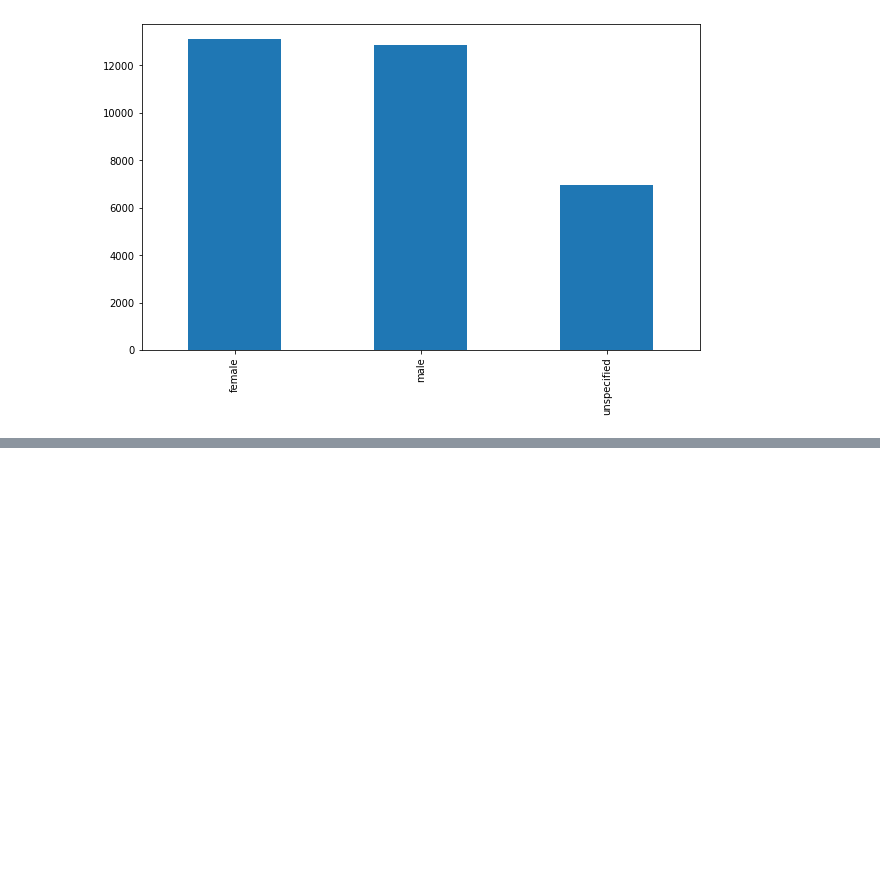
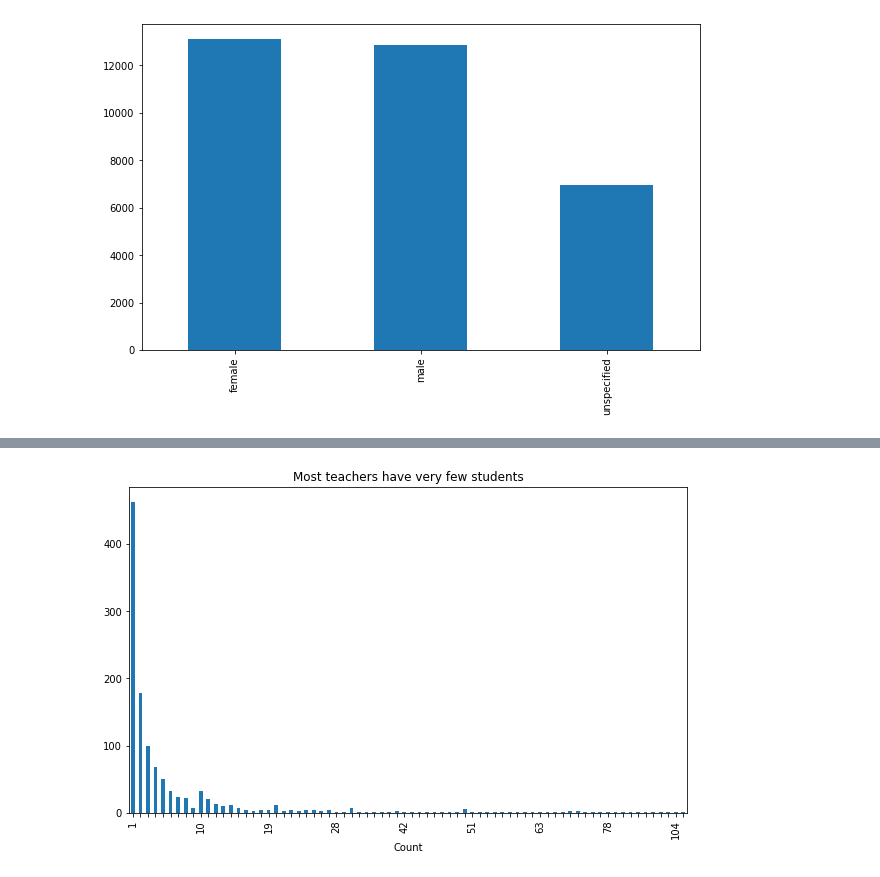
Before and after one commit to s171243/02289-Computational-tools, a Jupyter notebook: exploration.ipynb, the cells around one changed output, grey strips where cells are left out. Cells and saved outputs as stored; diff of their text form; code cells hidden in the pictures; blank space fills up the shorter version.

```diff
--- a/exploration.ipynb
+++ b/exploration.ipynb
@@ -4,7 +4,7 @@ import pandas as pd # data processing, CSV file I/O (e.g. pd.read_csv)
 from pandas_profiling import ProfileReport
 import matplotlib.pyplot as plt
 plt.rcParams["figure.figsize"] = (10, 6)
-USER = "MADS"
+USER = "Christian"
 # Input data files are available in the "../input/" directory.
 # For example, running this (by clicking run or pressing Shift+Enter) will list all files under the input directory
 
@@ -28,9 +43,9 @@ if USER == "MADS":
     df_LogProblem = pd.read_csv('../final_proj/data/Log_Problem.csv')
     df_InfoContent = pd.read_csv('../final_proj/data/Info_Content.csv')
 else:
-    df_InfoUser = pd.read_csv('data/Info_UserData.csv')
-    df_LogProblem = pd.read_csv('data/Log_Problem.csv')
-    df_InfoContent = pd.read_csv('data/Info_Content.csv')
+    df_InfoUser = pd.read_csv('data/csv_files/Info_UserData.csv')
+    df_LogProblem = pd.read_csv('data/csv_files/Log_Problem.csv')
+    df_InfoContent = pd.read_csv('data/csv_files/Info_Content.csv')
 # %%
 df_InfoUser.head(5)
 # %% [output]
@@ -74,0 +131,15 @@ df_InfoUser["gender"].value_counts().plot.bar()
+# %%
+teachers = df_InfoUser["has_student_cnt"].value_counts().sort_index()[1:-20]
+teachers.plot(kind="bar")
+ax = plt.gca()
+temp = ax.xaxis.get_ticklabels()
+temp = list(set(temp) - set(temp[::9]))
+for label in temp:
+    label.set_visible(False)
+plt.title("Most teachers have very few students")
+plt.xlabel("Number of students")
+plt.xlabel("Count")
+plt.show()
+# teachers.value_counts()
+# %% [output]
+[figure, added]
```
Also changed, not shown: parts of 12 cells of this notebook, 3 other files.
